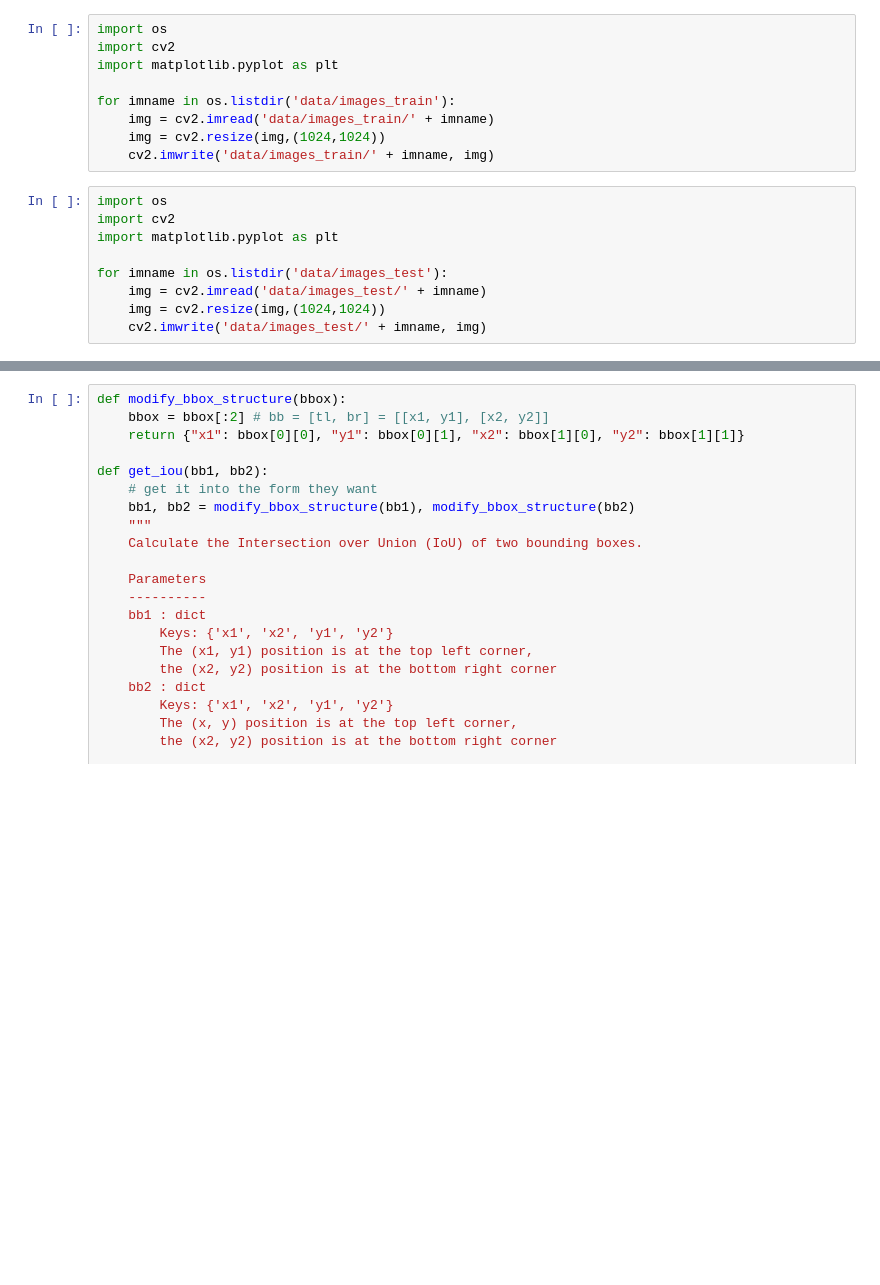
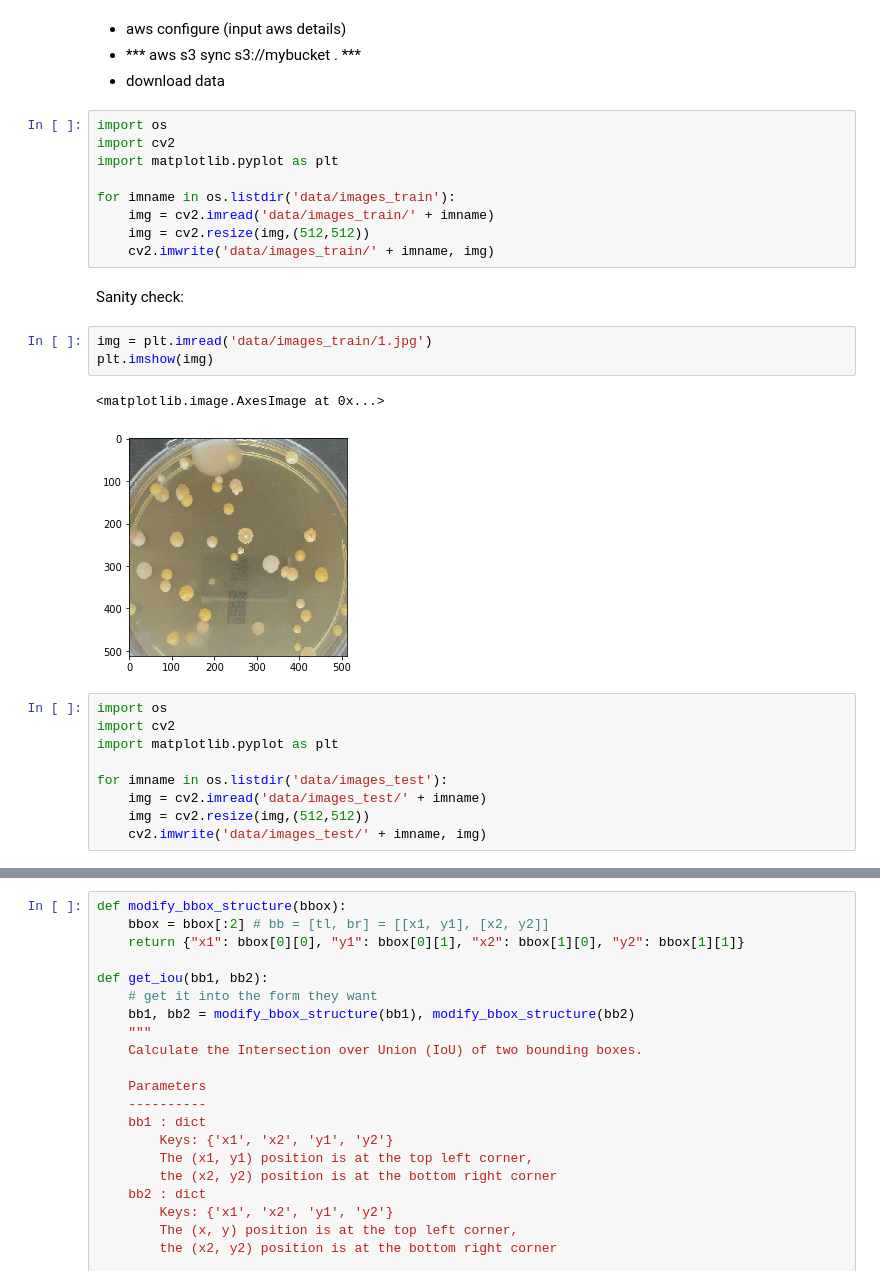
Before and after one commit to djt20/dan_model, a Jupyter notebook: pipeline.ipynb, the cells around one changed output, grey strips where cells are left out. Saved outputs shown, nothing was run; the diff lists cells and outputs as text; blank space fills up the shorter version.

```diff
--- a/pipeline.ipynb
+++ b/pipeline.ipynb
@@ -1,3 +13,7 @@
+# %% [markdown]
+- aws configure (input aws details)
+- *** aws s3 sync s3://mybucket . ***
+- download data
 # %%
 import os
 import cv2
@@ -5,8 +21,16 @@ import matplotlib.pyplot as plt
 
 for imname in os.listdir('data/images_train'):
     img = cv2.imread('data/images_train/' + imname)
-    img = cv2.resize(img,(1024,1024))
+    img = cv2.resize(img,(512,512))
     cv2.imwrite('data/images_train/' + imname, img)
+# %% [markdown]
+Sanity check:
+# %%
+img = plt.imread('data/images_train/1.jpg')
+plt.imshow(img)
+# %% [output]
+<matplotlib.image.AxesImage at 0x...>
+[figure, added]
 # %%
 import os
 import cv2
@@ -14,5 +38,5 @@ import matplotlib.pyplot as plt
 
 for imname in os.listdir('data/images_test'):
     img = cv2.imread('data/images_test/' + imname)
-    img = cv2.resize(img,(1024,1024))
+    img = cv2.resize(img,(512,512))
     cv2.imwrite('data/images_test/' + imname, img)
```
Also changed, not shown: parts of 16 cells of this notebook, 2 other files.
